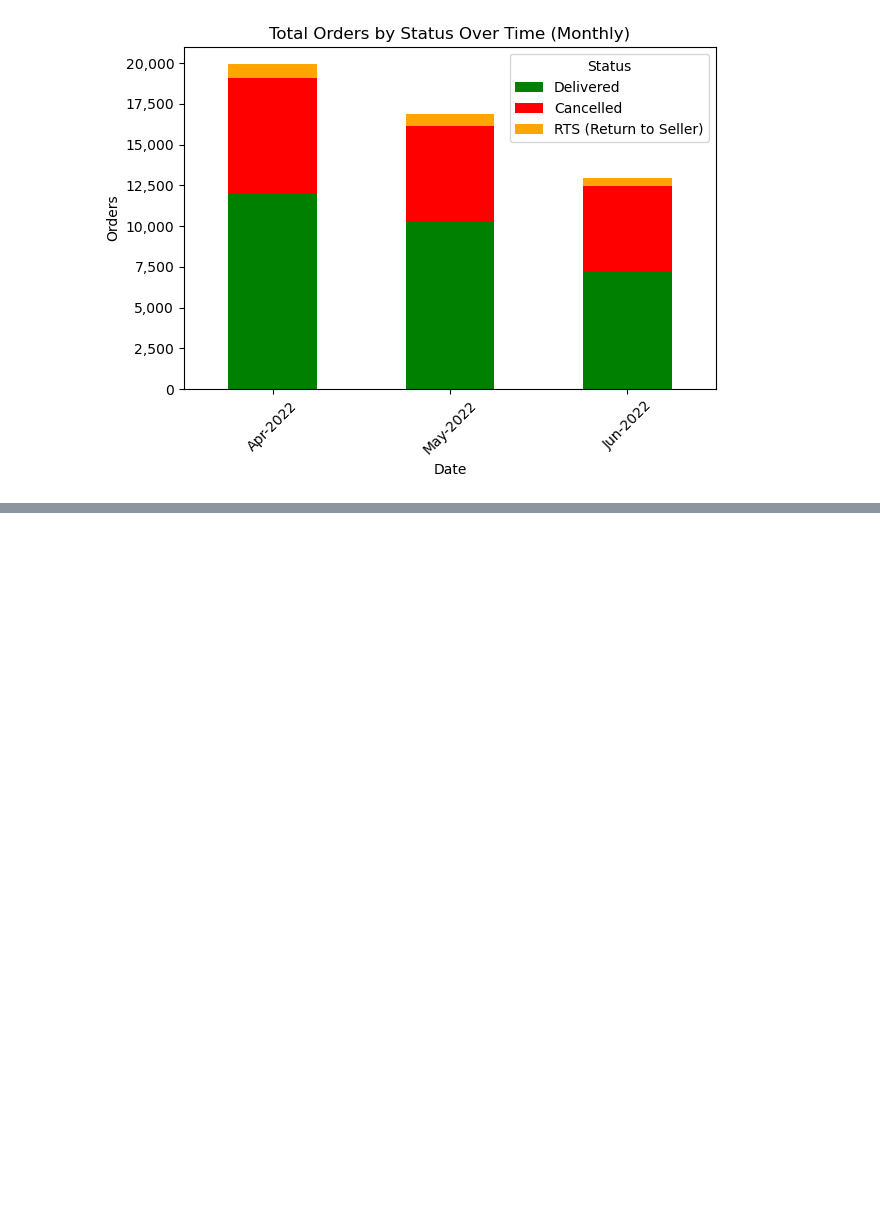
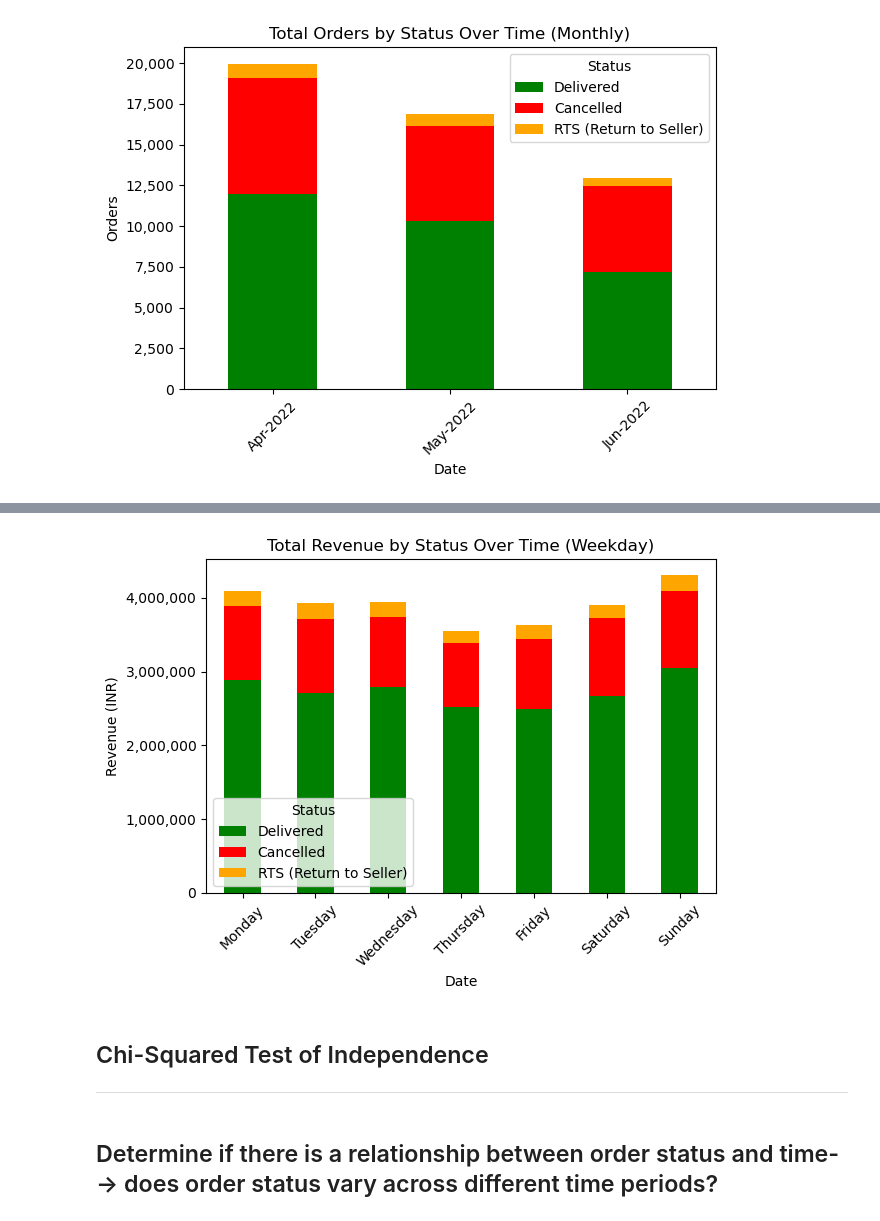
Before and after one commit to brianna-mitri/project-1, a Jupyter notebook: BM_Work/time_analysis.ipynb, the cells around one changed output, grey strips where cells are left out. Saved outputs shown, nothing was run; the diff lists cells and outputs as text; code cells hidden in the pictures; blank space fills up the shorter version.

Commit message:
Added chi-squared test analysis

```diff
--- a/BM_Work/time_analysis.ipynb
+++ b/BM_Work/time_analysis.ipynb
@@ -309,0 +364,34 @@ plot_count_aggregated(monthly_agg, 'Monthly')
+# %%
+# pivot data for total orders visualzation
+pivot_data = weekday_agg.pivot(index='Day', columns='Status', values='Revenue').fillna(0)
+
+# reorder Status values for desired stacking order
+stack_order = ['Delivered', 'Cancelled', 'RTS (Return to Seller)']
+pivot_data = pivot_data[stack_order]
+
+# create the plot
+rev_plt = pivot_data.plot(kind='bar', stacked=True, color={
+    'Delivered': 'green',
+    'Cancelled': 'red',
+    'RTS (Return to Seller)': 'orange'})
+
+# format yaxis to display full numbers with commas
+rev_plt.yaxis.set_major_formatter(mticker.StrMethodFormatter('{x:,.0f}'))
+
+# customize formatting
+plt.title(f'Total Revenue by Status Over Time (Weekday)')
+plt.xlabel('Date')
+plt.ylabel('Revenue (INR)')
+plt.xticks(rotation=45)
+plt.legend(title='Status')
+plt.tight_layout()
+
+# show plot
+plt.show()
+# %% [output]
+[figure, added]
+# %% [markdown]
+## Chi-Squared Test of Independence
+---
+# %% [markdown]
+## Determine if there is a relationship between order status and time--> does order status vary across different time periods?
```
Also changed, not shown: parts of 21 cells of this notebook.
